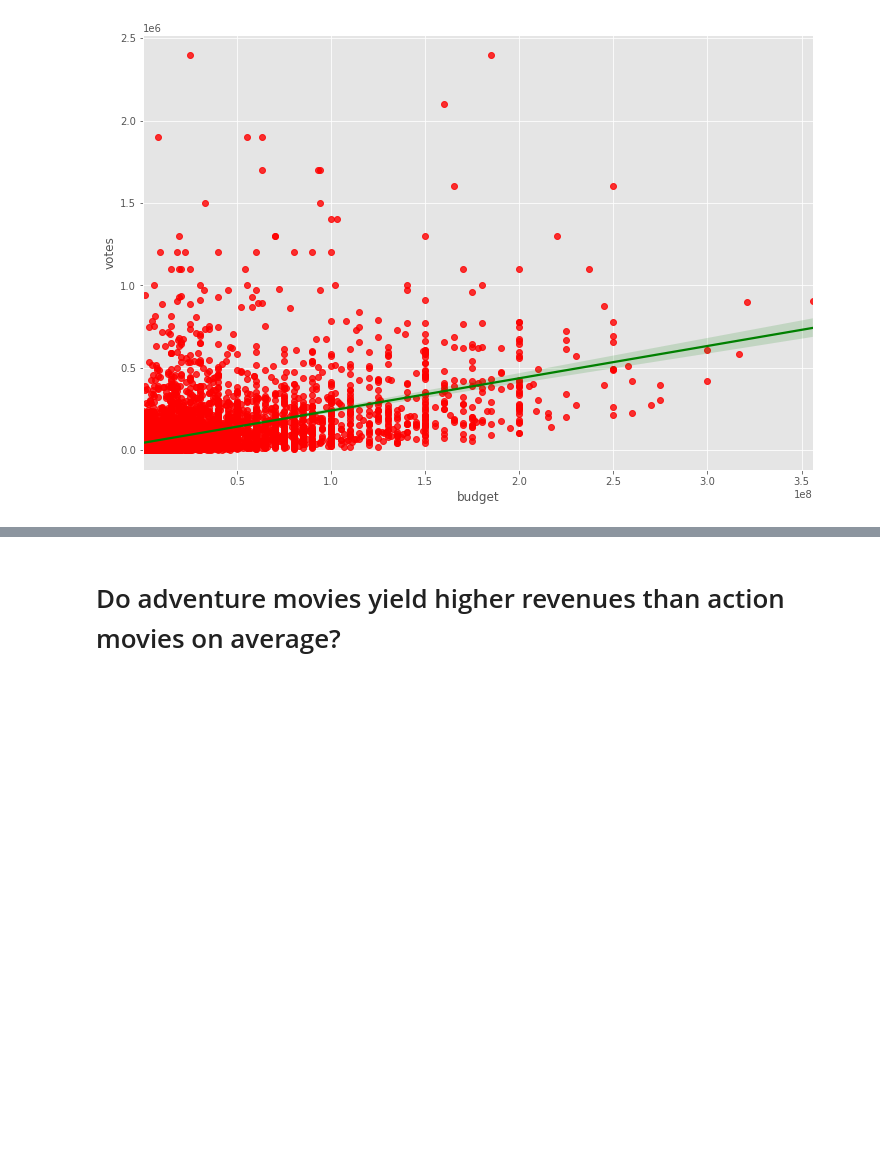
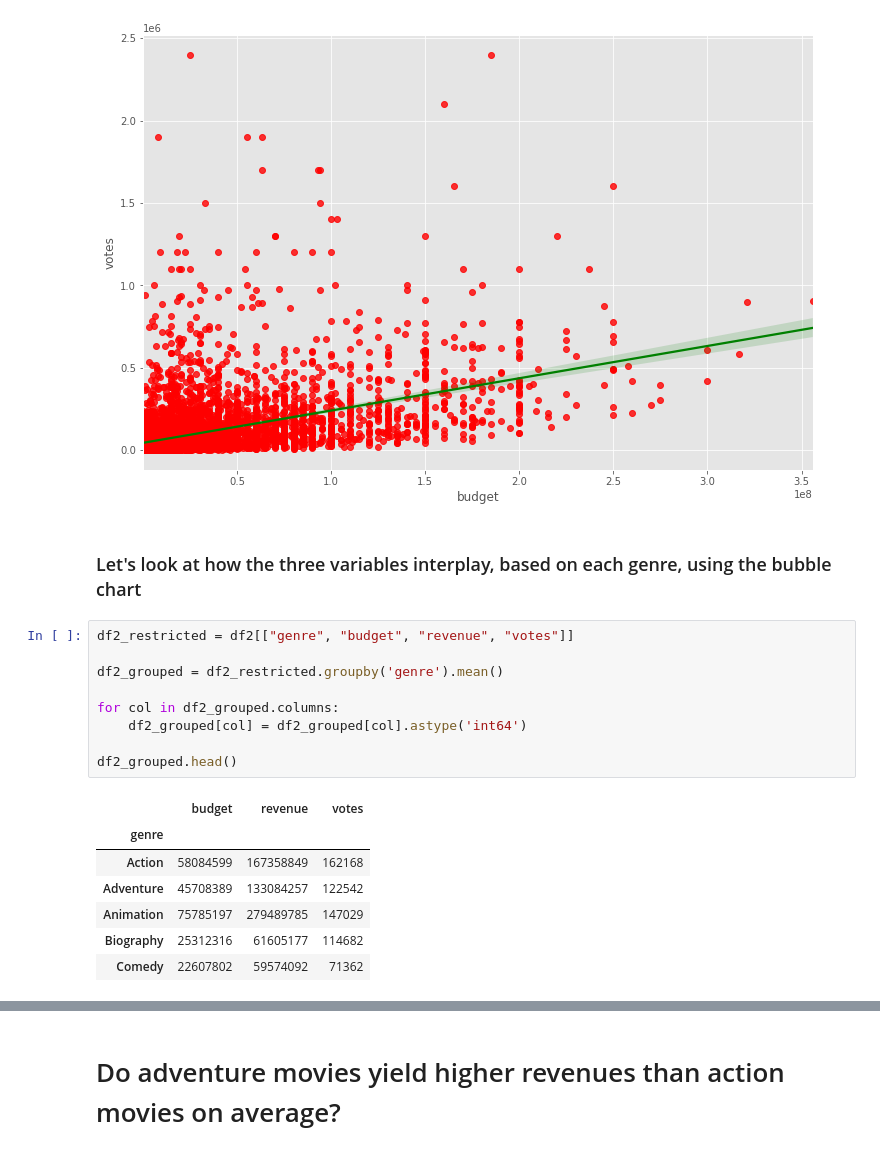
Before and after one commit to Giovanni-Tertulli/PortfolioProjects, a Jupyter notebook: movies_project.ipynb, the cells around one changed output, grey strips where cells are left out. Cells and saved outputs as stored; diff of their text form; blank space fills up the shorter version.

```diff
--- a/movies_project.ipynb
+++ b/movies_project.ipynb
@@ -205,3 +236,22 @@ sns.regplot(x='budget', y='votes',data=df2, scatter_kws={"color":"red"},line_kws
 # %% [output]
 <matplotlib.axes._subplots.AxesSubplot at 0x...>
 [figure]
+# %% [markdown]
+### Let's look at how the three variables interplay, based on each genre, using the bubble chart
+# %%
+df2_restricted = df2[["genre", "budget", "revenue", "votes"]]
+
+df2_grouped = df2_restricted.groupby('genre').mean()
+
+for col in df2_grouped.columns:
+    df2_grouped[col] = df2_grouped[col].astype('int64')
+
+df2_grouped.head()
+# %% [output]
+|  | budget | revenue | votes |
+| genre |  |  |  |
+| Action | 58084599 | 167358849 | 162168 |
+| Adventure | 45708389 | 133084257 | 122542 |
+| Animation | 75785197 | 279489785 | 147029 |
+| Biography | 25312316 | 61605177 | 114682 |
+| Comedy | 22607802 | 59574092 | 71362 |
```
Also changed, not shown: parts of 13 cells of this notebook.
